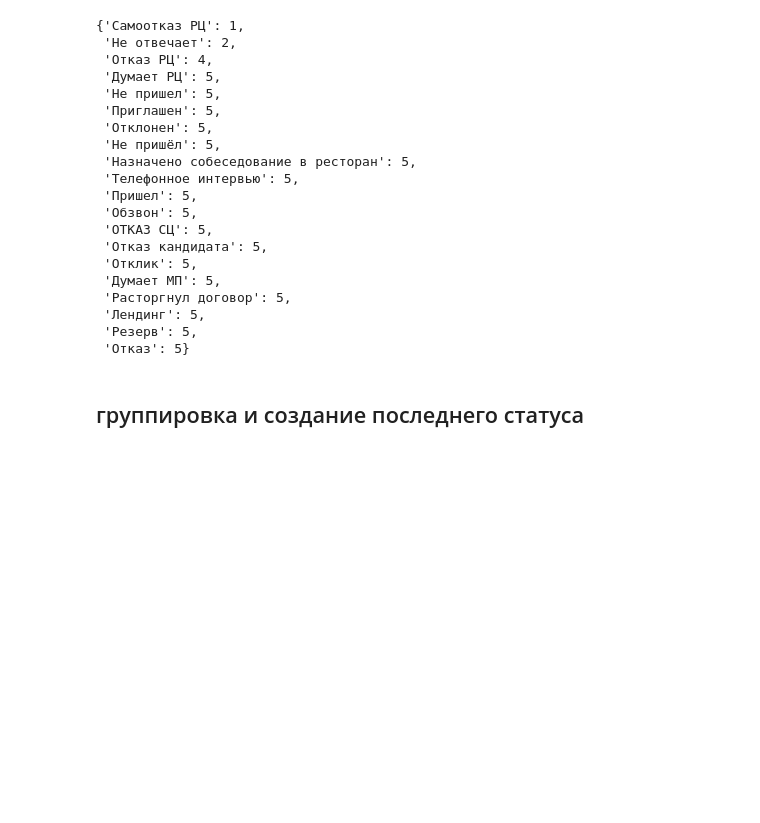
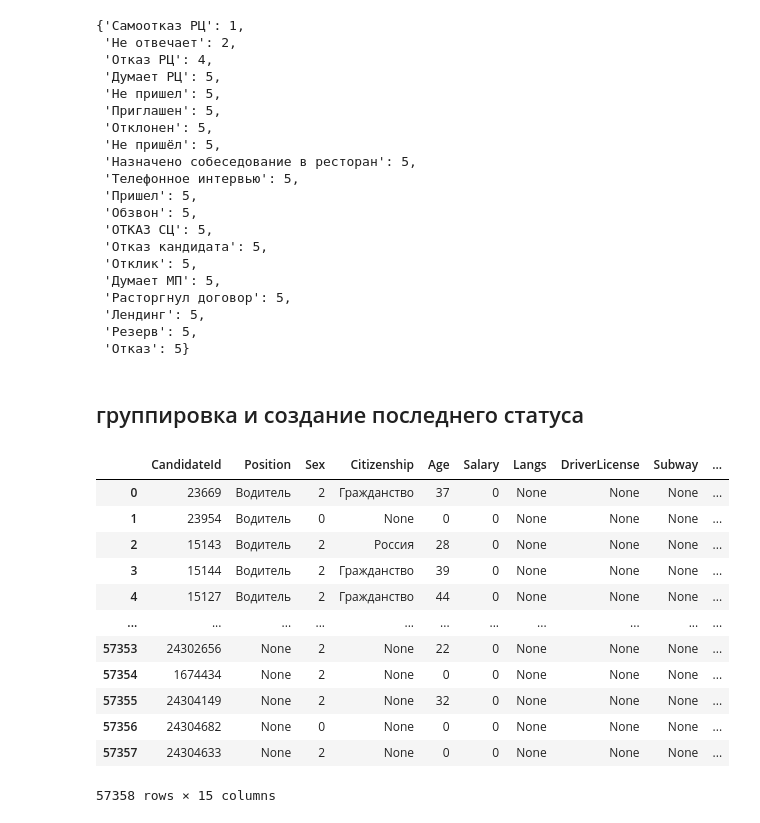
Before and after one commit to IlyaKuprik/skolkovo-hack, a Jupyter notebook: preprocessing_data.ipynb, the cells around one changed output. Cells and saved outputs as stored; diff of their text form; code cells hidden in the pictures; blank space fills up the shorter version.

```diff
--- a/preprocessing_data.ipynb
+++ b/preprocessing_data.ipynb
@@ -65,7 +67,23 @@ targets = grouped_with_last_status['Status'].apply(lambda x: target_map[x] if x
 grouped_with_ids_target = grouped_with_last_status.loc[:, ['CandidateId', 'JobId',]]
 grouped_with_ids_target['target'] = targets
 # %%
-grouped_table_candidates_features = grouped_with_last_status.drop(columns = ['Status'])
+grouped_table_candidates_features = grouped_with_last_status.drop(columns = ['Status', 'CandidateStatusId'])
+# %%
+grouped_table_candidates_features
+# %% [output]
+|  | CandidateId | Position | Sex | Citizenship | Age | Salary | Langs | DriverLicense | Subway | ... |
+| 0 | 23669 | Водитель | 2 | Гражданство | 37 | 0 | None | None | None | ... |
+| 1 | 23954 | Водитель | 0 | None | 0 | 0 | None | None | None | ... |
+| 2 | 15143 | Водитель | 2 | Россия | 28 | 0 | None | None | None | ... |
+| 3 | 15144 | Водитель | 2 | Гражданство | 39 | 0 | None | None | None | ... |
+| 4 | 15127 | Водитель | 2 | Гражданство | 44 | 0 | None | None | None | ... |
+| ... | ... | ... | ... | ... | ... | ... | ... | ... | ... | ... |
+| 57353 | 24302656 | None | 2 | None | 22 | 0 | None | None | None | ... |
+| 57354 | 1674434 | None | 2 | None | 0 | 0 | None | None | None | ... |
+| 57355 | 24304149 | None | 2 | None | 32 | 0 | None | None | None | ... |
+| 57356 | 24304682 | None | 0 | None | 0 | 0 | None | None | None | ... |
+| 57357 | 24304633 | None | 2 | None | 0 | 0 | None | None | None | ... |
+57358 rows × 15 columns
 # %%
 new_df = grouped_table_candidates_features\
     .merge(data_jobs, on='JobId')\
```
Also changed, not shown: parts of 3 cells of this notebook.
